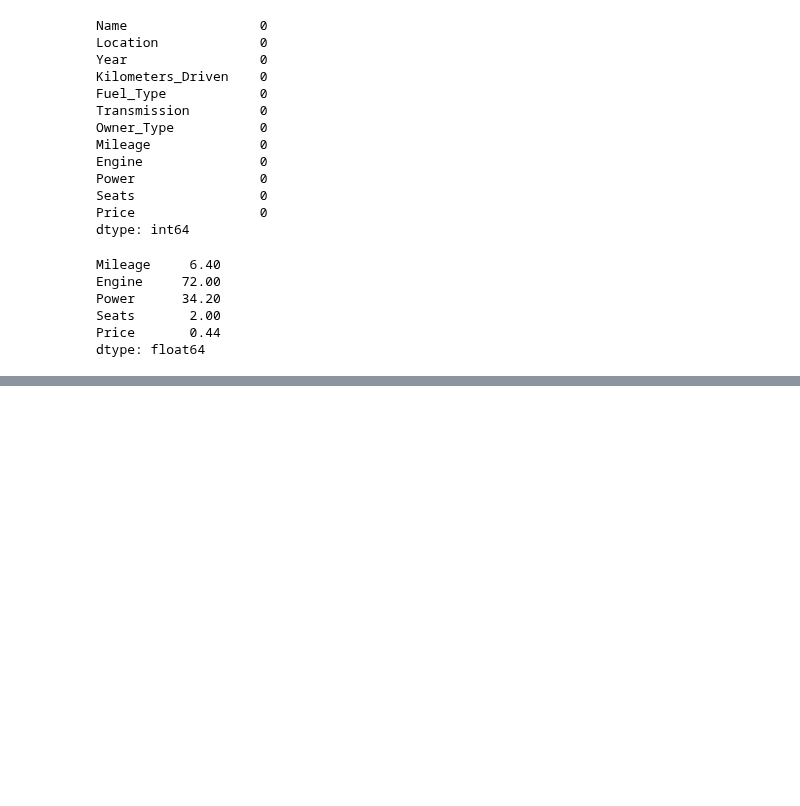
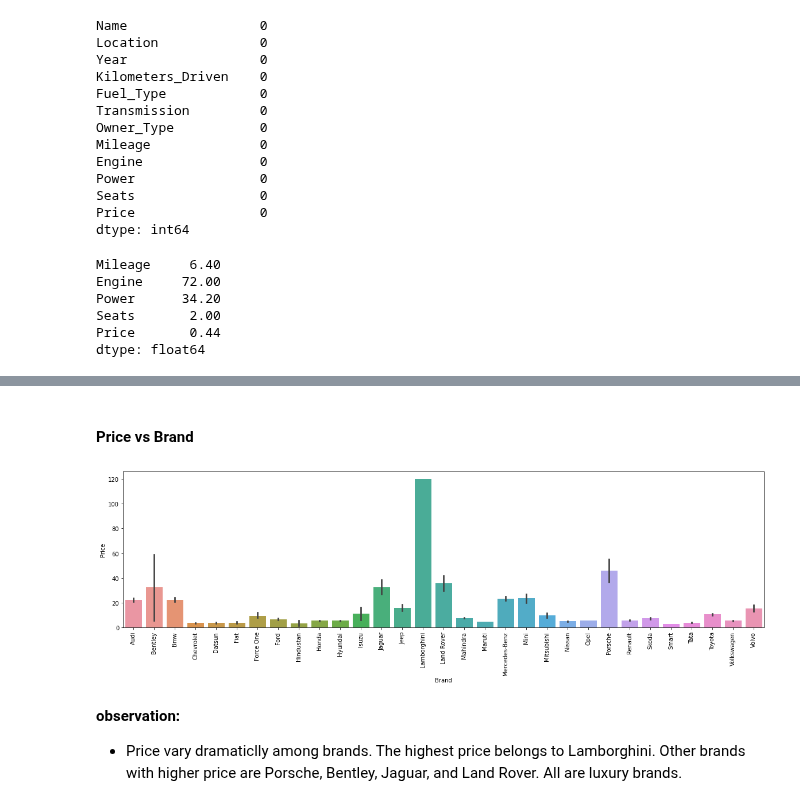
Before and after one commit to liangym2014/Data-science-and-machine-learning, a Jupyter notebook: 2.Cars4U_Project_Solution_Yanming.ipynb, the cells around one changed output, grey strips where cells are left out. Drawn from its saved outputs; the diff is of its cells as text; code cells hidden in the pictures; blank space fills up the shorter version.

```diff
--- a/2.Cars4U_Project_Solution_Yanming.ipynb
+++ b/2.Cars4U_Project_Solution_Yanming.ipynb
@@ -452,0 +514,11 @@ sns.pairplot(df, hue = 'Transmission');
+# %% [markdown]
+#### Price vs Brand
+# %%
+plt.figure(figsize = (20, 5))
+sns.barplot(x = 'Brand', y = 'Price', data = df);
+plt.xticks(rotation = 90);
+# %% [output]
+[figure, added]
+# %% [markdown]
+**observation:**
+- Price vary dramaticlly among brands. The highest price belongs to Lamborghini. Other brands with higher price are Porsche, Bentley, Jaguar, and Land Rover. All are luxury brands.
```
Also changed, not shown: parts of 55 cells of this notebook.
